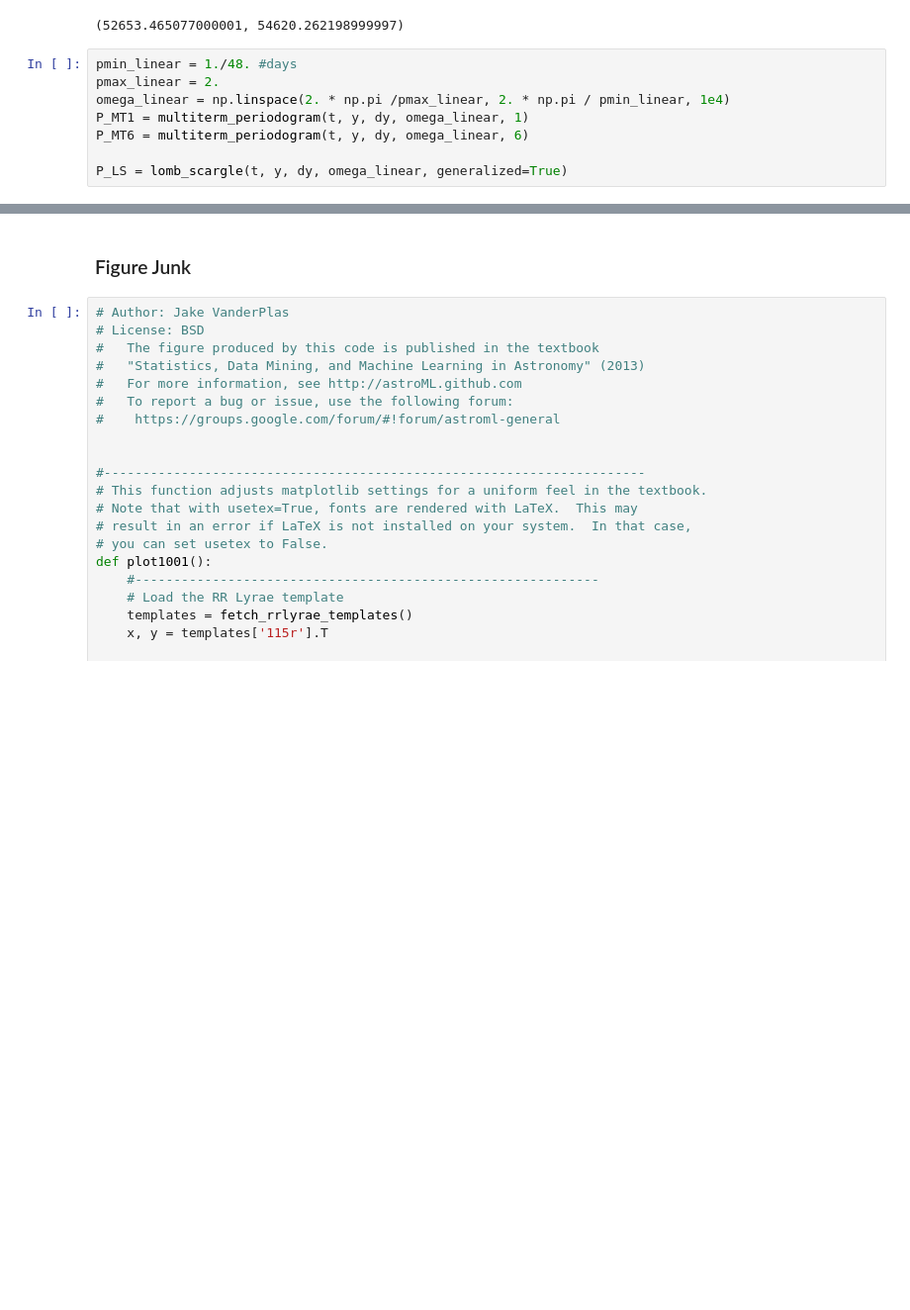
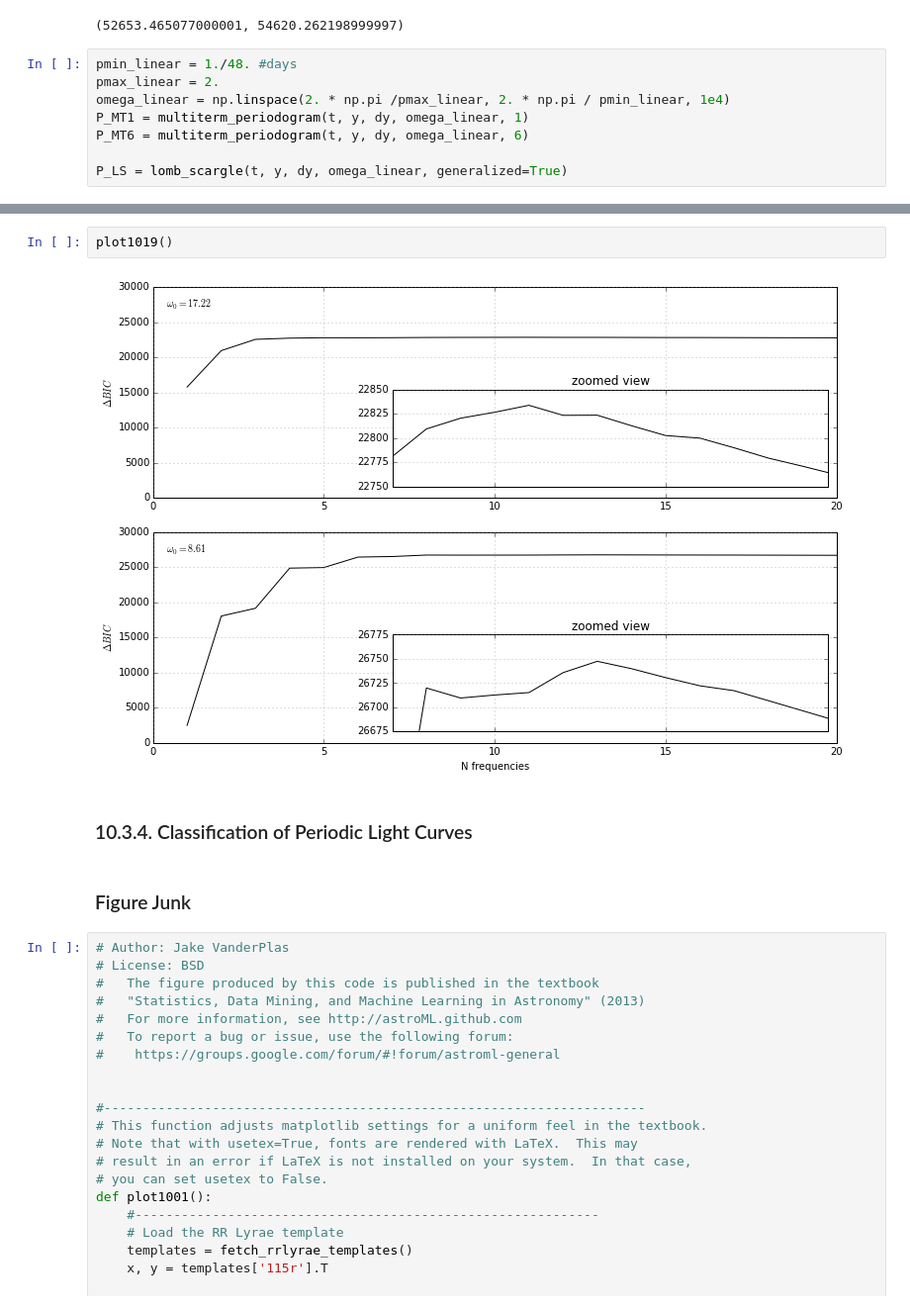
Before and after one commit to YastroML/YastroML, a Jupyter notebook: Session19_150219/Ch10_TimeSeries.ipynb, the cells around one changed output, grey strips where cells are left out. Shown at 99% size. Cells and saved outputs as stored; diff of their text form; blank space fills up the shorter version.

```diff
--- a/Session19_150219/Ch10_TimeSeries.ipynb
+++ b/Session19_150219/Ch10_TimeSeries.ipynb
@@ -851,3 +855,9 @@ plot1018()
+# %%
+plot1019()
+# %% [output]
+[figure, added]
+# %% [markdown]
+### 10.3.4. Classification of Periodic Light Curves
 # %% [markdown]
 ### Figure Junk
 # %%
```
Also changed, not shown: parts of 5 cells of this notebook.
